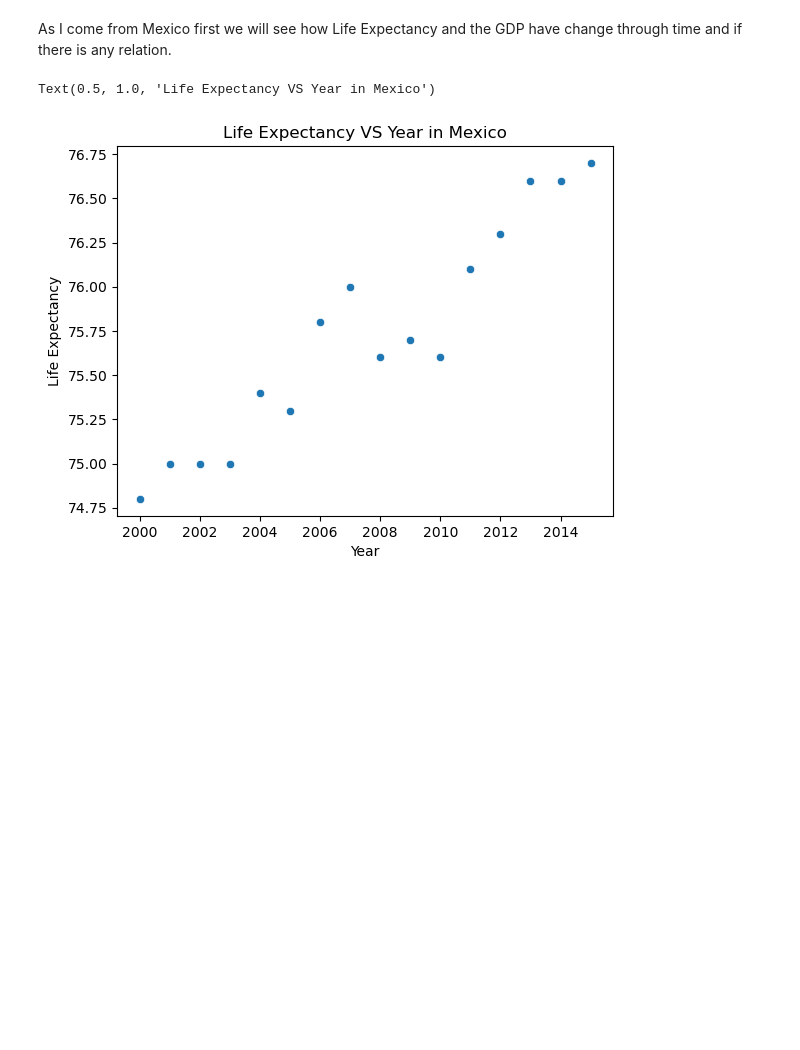
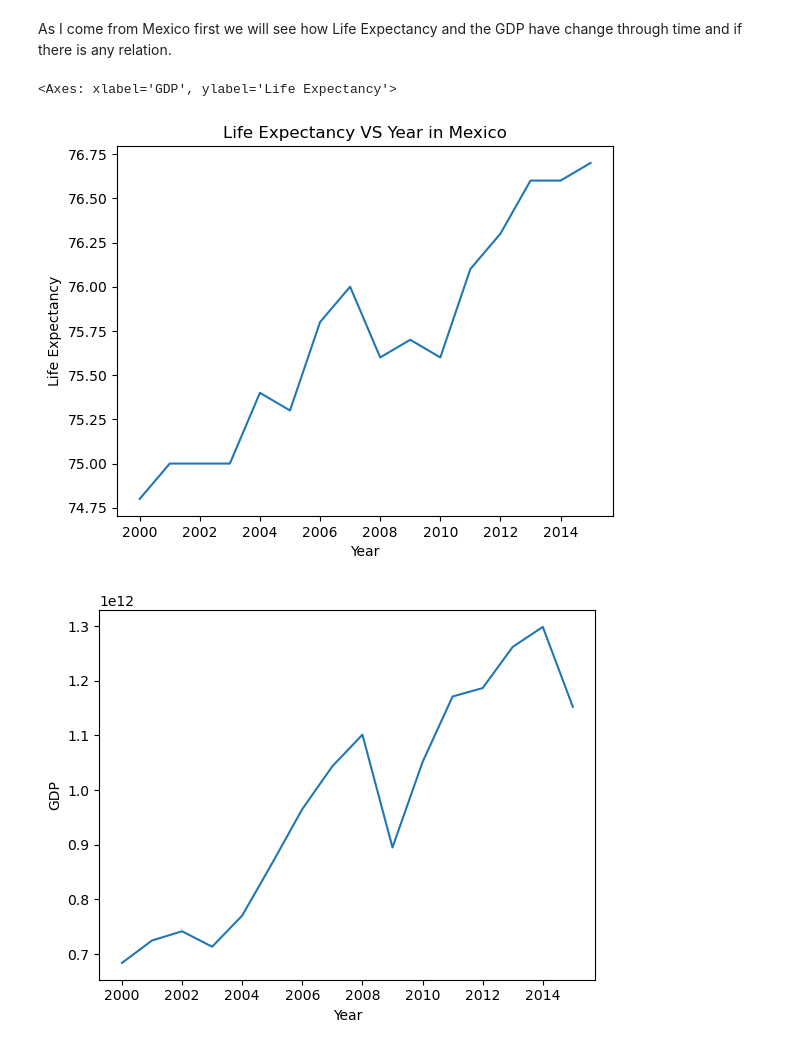
Before and after one commit to Seladio/Life-Expectancy-and-GDP-Starter, a Jupyter notebook: life_expectancy_gdp.ipynb, the cells around one changed output. Cells and saved outputs as stored; diff of their text form; code cells hidden in the pictures; blank space fills up the shorter version.

```diff
--- a/life_expectancy_gdp.ipynb
+++ b/life_expectancy_gdp.ipynb
@@ -52,8 +52,15 @@ None
 As I come from Mexico first we will see how Life Expectancy and the GDP have change through time and if there is any relation.
 # %%
 data_Mexico = data[data.Country == 'Mexico']
-sns.scatterplot(x=data_Mexico['Year'], y=data_Mexico['Life Expectancy'])
+sns.lineplot(x=data_Mexico['Year'], y=data_Mexico['Life Expectancy'])
 plt.title('Life Expectancy VS Year in Mexico')
+
+plt.figure()
+sns.lineplot(x=data_Mexico['Year'], y=data_Mexico['GDP'])
+
+plt.figure()
+sns.lineplot(x=data_Mexico['GDP'], y=data_Mexico['Life Expectancy'])
 # %% [output]
-Text(0.5, 1.0, 'Life Expectancy VS Year in Mexico')
+<Axes: xlabel='GDP', ylabel='Life Expectancy'>
-[figure, old version]
+[figure, new version]
+[figure, added]
```
Also changed, not shown: parts of 3 cells of this notebook.
